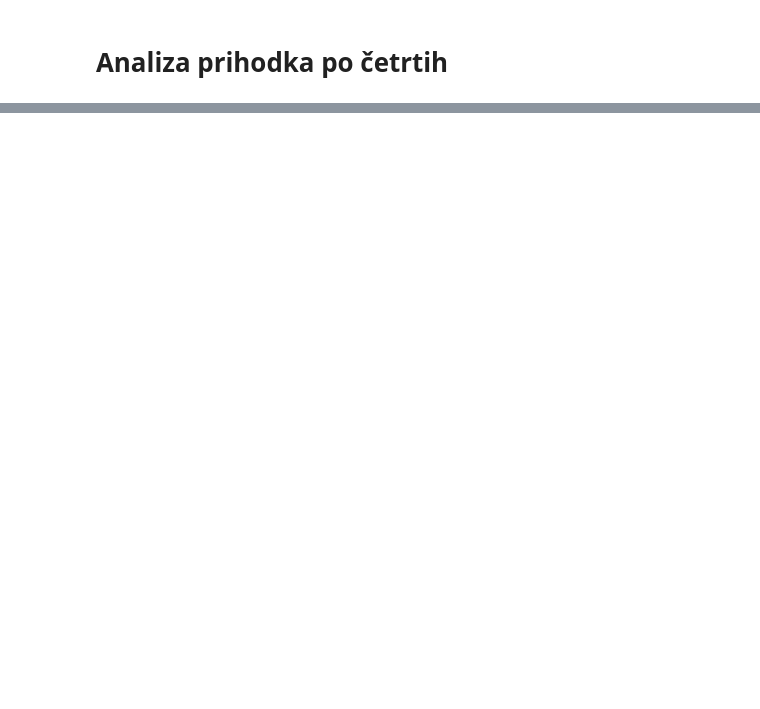
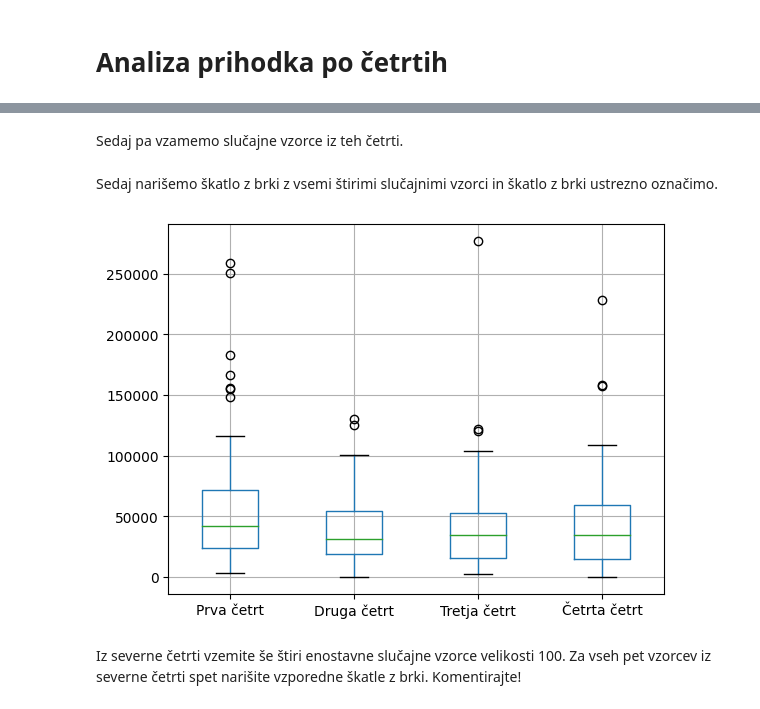
Before and after one commit to MartinZust123/Analysis-of-data-about-Kibergrad, a Jupyter notebook: Priloge/Kibergrad_analiza.ipynb, the cells around one changed output, grey strips where cells are left out. Drawn from its saved outputs; the diff is of its cells as text; code cells hidden in the pictures; blank space fills up the shorter version.

```diff
--- a/Priloge/Kibergrad_analiza.ipynb
+++ b/Priloge/Kibergrad_analiza.ipynb
@@ -319,0 +336,31 @@ df_srecen.describe()
+# %%
+filter2 = (df["CETRT"] == 2)
+druga_cetrt = df[filter2]
+# %%
+filter3 = (df["CETRT"] == 3)
+tretja_cetrt = df[filter3]
+# %%
+filter4 = (df["CETRT"] == 4)
+cetrta_cetrt = df[filter4]
+# %% [markdown]
+Sedaj pa vzamemo slučajne vzorce iz teh četrti.
+# %%
+vzorec1 = prva_cetrt.sample(100)
+vzorec2 = druga_cetrt.sample(100)
+vzorec3 = tretja_cetrt.sample(100)
+vzorec4 = cetrta_cetrt.sample(100)
+# %% [markdown]
+Sedaj narišemo škatlo z brki z vsemi štirimi slučajnimi vzorci in škatlo z brki ustrezno označimo.
+# %%
+podtabela = pd.DataFrame({"Prva četrt": vzorec1["DOHODEK"].tolist(),
+"Druga četrt": vzorec2["DOHODEK"].tolist(),
+"Tretja četrt": vzorec3["DOHODEK"].tolist(),
+"Četrta četrt": vzorec4["DOHODEK"].tolist()})
+
+graf = podtabela.boxplot(column=["Prva četrt", "Druga četrt", "Tretja četrt", "Četrta četrt"])
+
+plt.show()
+# %% [output]
+[figure, added]
+# %% [markdown]
+Iz severne četrti vzemite še štiri enostavne slučajne vzorce velikosti 100. Za vseh pet vzorcev iz severne četrti spet narišite vzporedne škatle z brki. Komentirajte!
```
Also changed, not shown: parts of 5 cells of this notebook.
